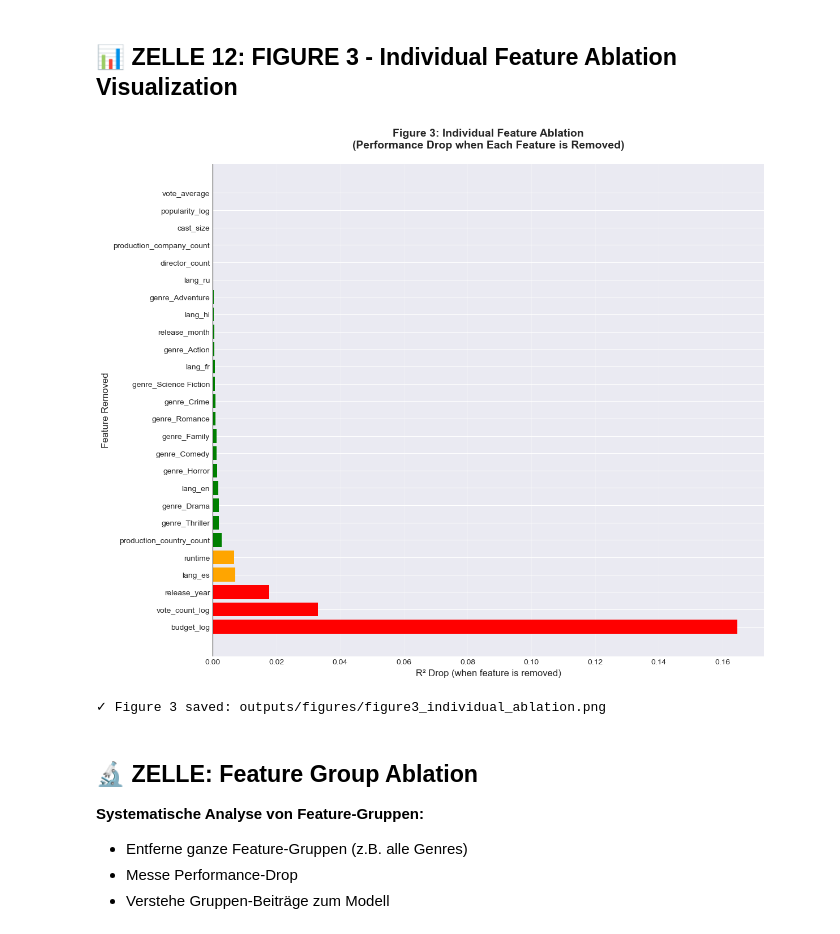
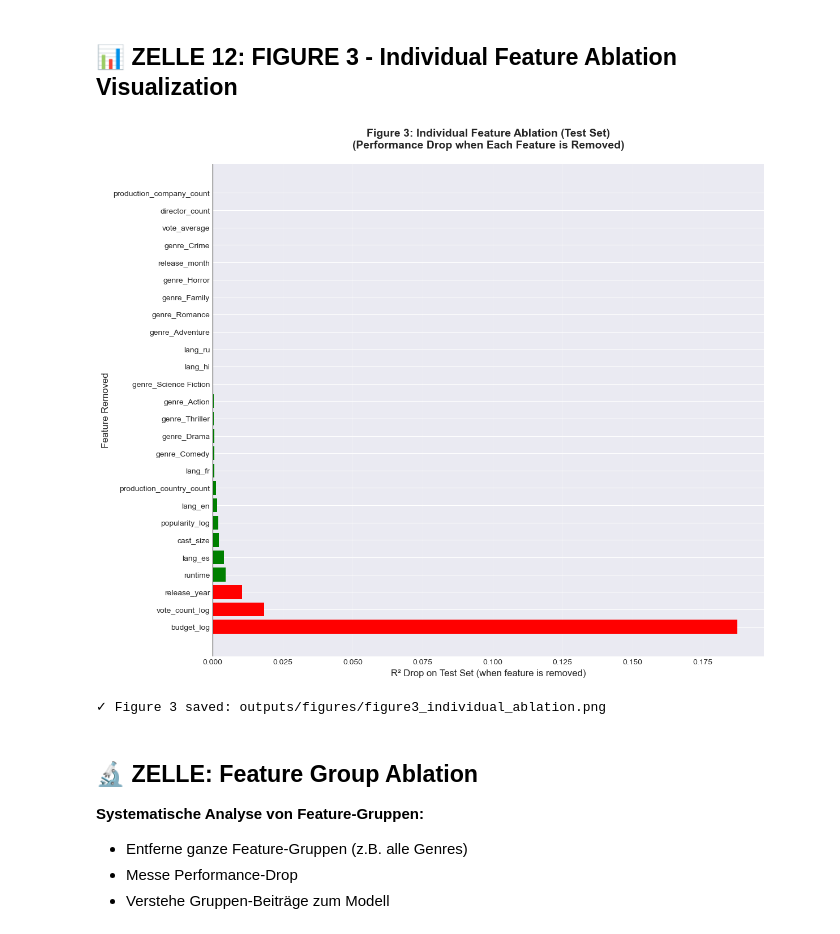
Before and after one commit to AnoukHecht/KDT_Paper_2, a Jupyter notebook: Week5_Ablation_Study_26_Features.ipynb, the cells around one changed output. Drawn from its saved outputs; the diff is of its cells as text; code cells hidden in the pictures.

```diff
--- a/Week5_Ablation_Study_26_Features.ipynb
+++ b/Week5_Ablation_Study_26_Features.ipynb
@@ -1423,24 +1440,24 @@ production_company_count 0.737746 -0.000411  1.487969      -0.001166
 # %% [markdown]
 ## 📊 ZELLE 12: FIGURE 3 - Individual Feature Ablation Visualization
 # %%
-# FIGURE 3: Individual Feature Ablation
+# FIGURE 3: Individual Feature Ablation (TEST-SET)
 plt.figure(figsize=(12, 10))
-colors = ['red' if x > 0.01 else 'orange' if x > 0.005 else 'green' for x in ablation_df['r2_drop']]
-plt.barh(ablation_df['feature_removed'], ablation_df['r2_drop'], color=colors)
-plt.xlabel('R² Drop (when feature is removed)', fontsize=12)
+colors = ['red' if x > 0.01 else 'orange' if x > 0.005 else 'green' for x in ablation_df['r2_drop_test']]
+plt.barh(ablation_df['feature_removed'], ablation_df['r2_drop_test'], color=colors)
+plt.xlabel('R² Drop on Test Set (when feature is removed)', fontsize=12)
 plt.ylabel('Feature Removed', fontsize=12)
-plt.title('Figure 3: Individual Feature Ablation\n(Performance Drop when Each Feature is Removed)',
+plt.title('Figure 3: Individual Feature Ablation (Test Set)\n(Performance Drop when Each Feature is Removed)',
           fontsize=14, fontweight='bold', pad=20)
 plt.xlim(0, None)  # y-Achse startet bei 0 (wissenschaftlich korrekt)
 plt.axvline(0, color='black', linewidth=0.8, linestyle='-')
 plt.grid(axis='x', alpha=0.3)
 plt.tight_layout()
 plt.savefig('outputs/figures/figure3_individual_ablation.png', dpi=150, bbox_inches='tight')
 plt.show()
 
 print("✓ Figure 3 saved: outputs/figures/figure3_individual_ablation.png")
 # %% [output]
-[figure, old version]
+[figure, new version]
 ✓ Figure 3 saved: outputs/figures/figure3_individual_ablation.png
 # %% [markdown]
 ## 🔬 ZELLE: Feature Group Ablation
```
Also changed, not shown: parts of 17 cells of this notebook, 18 other files.
